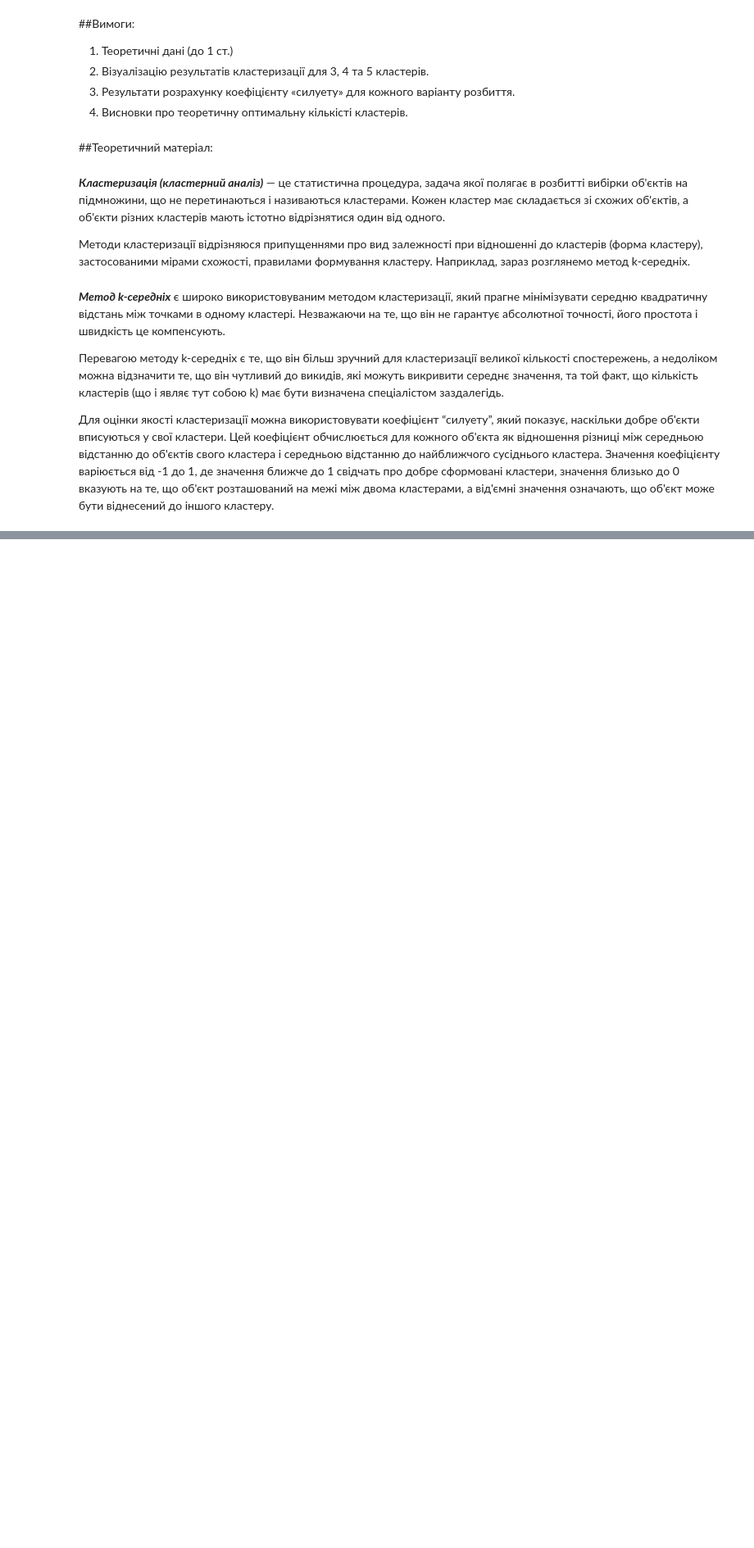
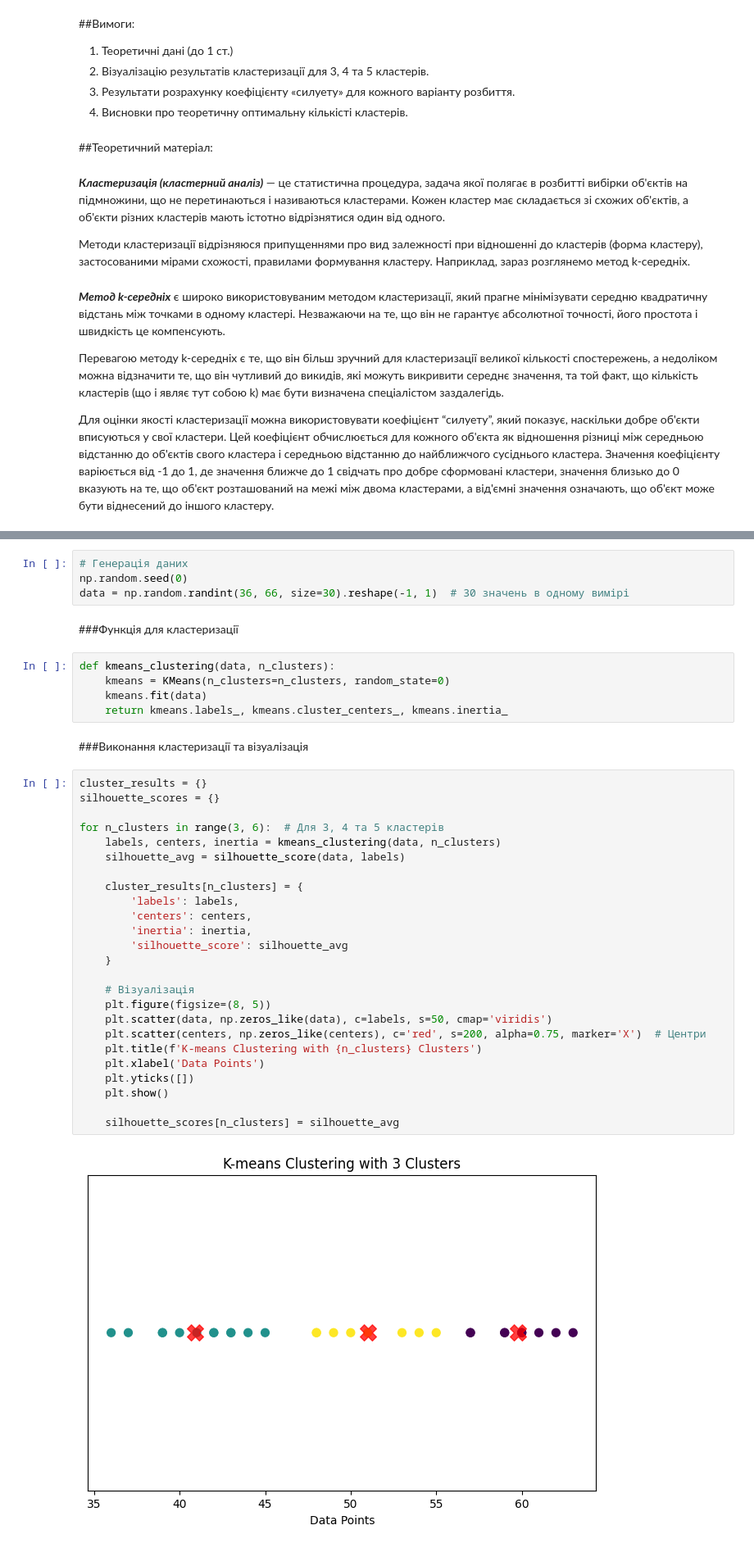
Before and after one commit to kurkur19/Intelligent_Data_Analysis_Al_Khmuz_BS_25, a Jupyter notebook: КП_№2_Аль_Хмуз_БС_25_Вступ_до_ІАД.ipynb, the cells around one changed output, grey strips where cells are left out. Shown: that part at 82% size. Cells and saved outputs as stored; diff of their text form; blank space fills up the shorter version.

```diff
--- a/КП_№2_Аль_Хмуз_БС_25_Вступ_до_ІАД.ipynb
+++ b/КП_№2_Аль_Хмуз_БС_25_Вступ_до_ІАД.ipynb
@@ -125,0 +54,40 @@ FileNotFoundError: [Errno 2] No such file or directory: 'C:/Users/karina/Pycharm
+# %%
+# Генерація даних
+np.random.seed(0)
+data = np.random.randint(36, 66, size=30).reshape(-1, 1)  # 30 значень в одному вимірі
+# %% [markdown]
+###Функція для кластеризації
+# %%
+def kmeans_clustering(data, n_clusters):
+    kmeans = KMeans(n_clusters=n_clusters, random_state=0)
+    kmeans.fit(data)
+    return kmeans.labels_, kmeans.cluster_centers_, kmeans.inertia_
+# %% [markdown]
+###Виконання кластеризації та візуалізація
+# %%
+cluster_results = {}
+silhouette_scores = {}
+
+for n_clusters in range(3, 6):  # Для 3, 4 та 5 кластерів
+    labels, centers, inertia = kmeans_clustering(data, n_clusters)
+    silhouette_avg = silhouette_score(data, labels)
+
+    cluster_results[n_clusters] = {
+        'labels': labels,
+        'centers': centers,
+        'inertia': inertia,
+        'silhouette_score': silhouette_avg
+    }
+
+    # Візуалізація
+    plt.figure(figsize=(8, 5))
+    plt.scatter(data, np.zeros_like(data), c=labels, s=50, cmap='viridis')
+    plt.scatter(centers, np.zeros_like(centers), c='red', s=200, alpha=0.75, marker='X')  # Центри
+    plt.title(f'K-means Clustering with {n_clusters} Clusters')
+    plt.xlabel('Data Points')
+    plt.yticks([])
+    plt.show()
+
+    silhouette_scores[n_clusters] = silhouette_avg
+# %% [output]
+[figure, added]
```
Also changed, not shown: parts of 12 cells of this notebook.
